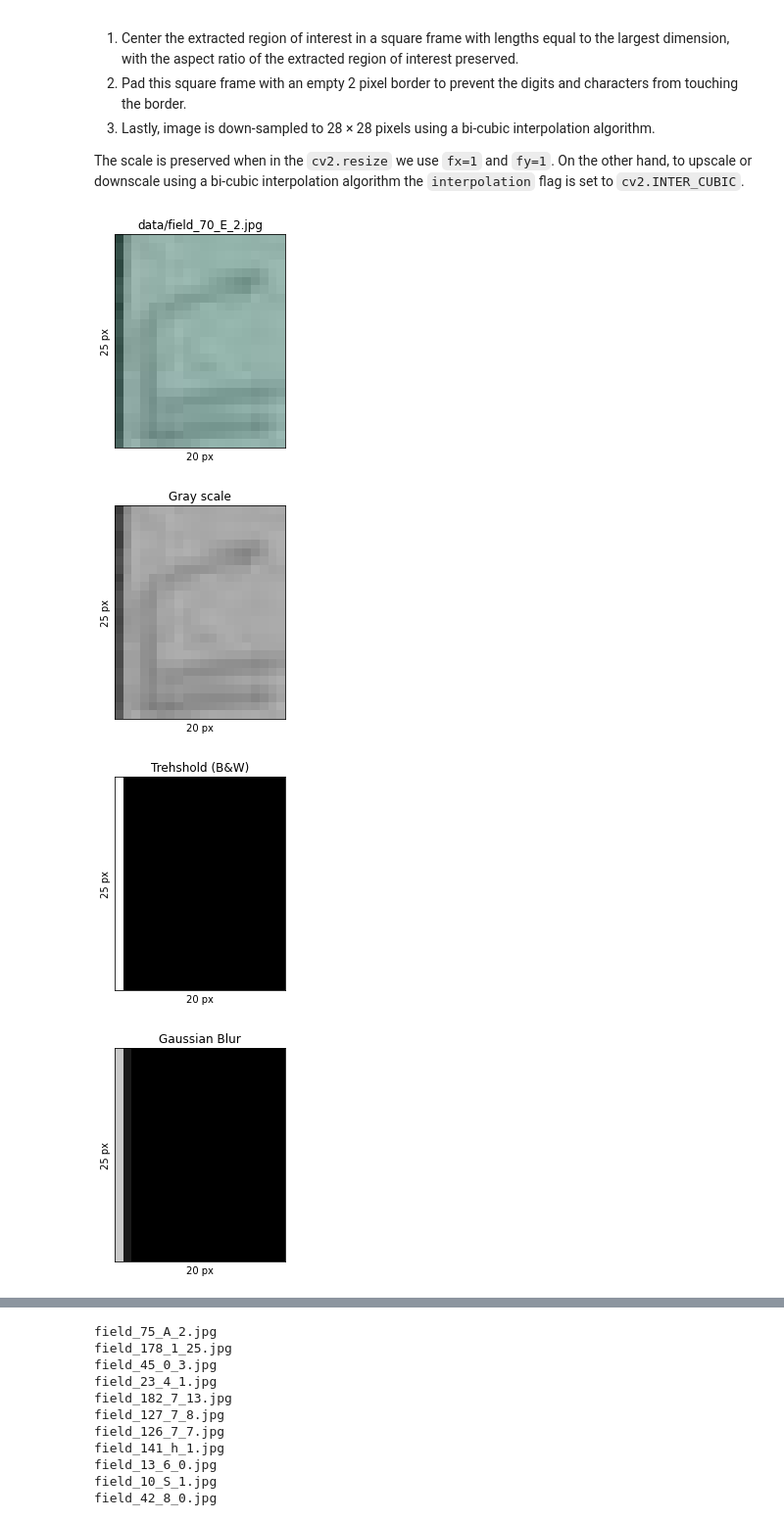
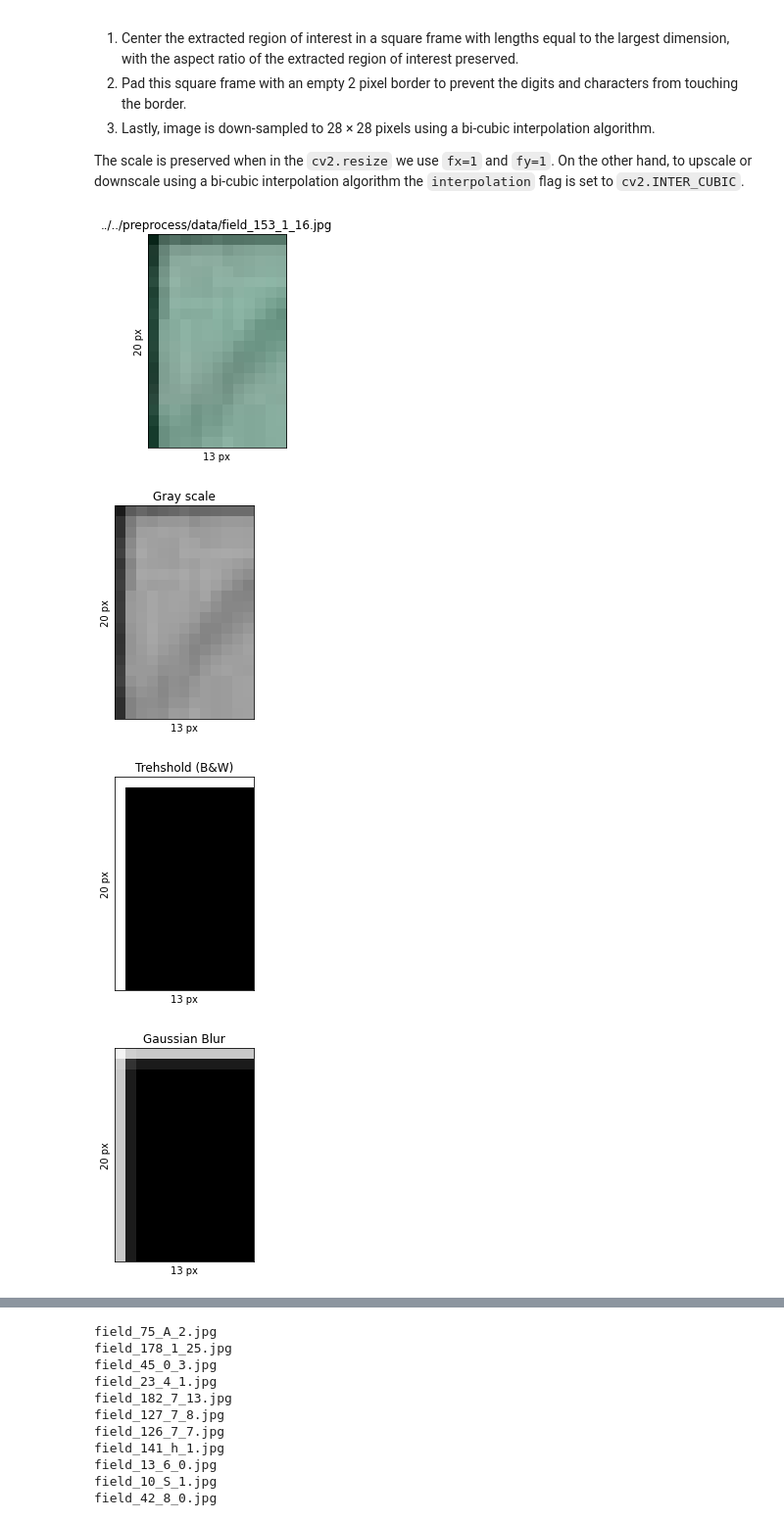
Before and after one commit to BoiseState-AdaptLab/OCR_4_Forest_Service, a Jupyter notebook: high_res/preprocess.ipynb, the cells around one changed output, grey strips where cells are left out. Shown at 98% size. Cells and saved outputs as stored; diff of their text form; code cells hidden in the pictures.

```diff
--- a/high_res/preprocess.ipynb
+++ b/high_res/preprocess.ipynb
@@ -22,3 +18,7 @@ OUTPUT_FOLDER_MANUAL_THRESH = "output_manual_thresh"
+# %%
+### CHANGE THIS VARIABLES ###
+DATA_FOLDER = "../../preprocess/data"
+OUTPUT_FOLDER = "../../preprocess/output"
 # %%
 def grab_images(folder):
     paths = os.listdir(folder)
@@ -196,21 +204,28 @@ def pad_resize(roi_img, show=False):
 # %%
 ### Testing area ###
 
-indx = [i for i, s in enumerate(img_paths) if "field_70_E" in s][0]
+indx = [i for i, s in enumerate(img_paths) if "1_16" in s][0]
 img_path = img_paths[indx]
 
-img_name = img_path.split("/")[1]
-cls = img_name.split("_")[0]
+img_name = img_path.split("/")[-1]
+cls = img_name.split("_")[2]
 
 img = cv2.imread(img_path)
 show_image(img, img_path)
 
 bw_img = bw(img_path, show=True)
 gauss_img = gauss_blur(bw_img, True)
-roi_img = roi(bw_img, gauss_img, cls, True)
+roi_img = roi(bw_img, gauss_img, True)
+
+h, w = roi_img.shape
+if h <= 1 or w <= 1:
+    bw_img = bw(img_path, 150, show=True)
+    gauss_img = gauss_blur(bw_img, True)
+    roi_img = roi(bw_img, gauss_img, True)
+
 result = pad_resize(roi_img, True)
 # %% [output]
-[figure, old version]
+[figure, new version]
-[figure, old version]
+[figure, new version]
-[figure, old version]
+[figure, new version]
-[figure, old version]
+[figure, new version]
```
Also changed, not shown: parts of 5 cells of this notebook.
